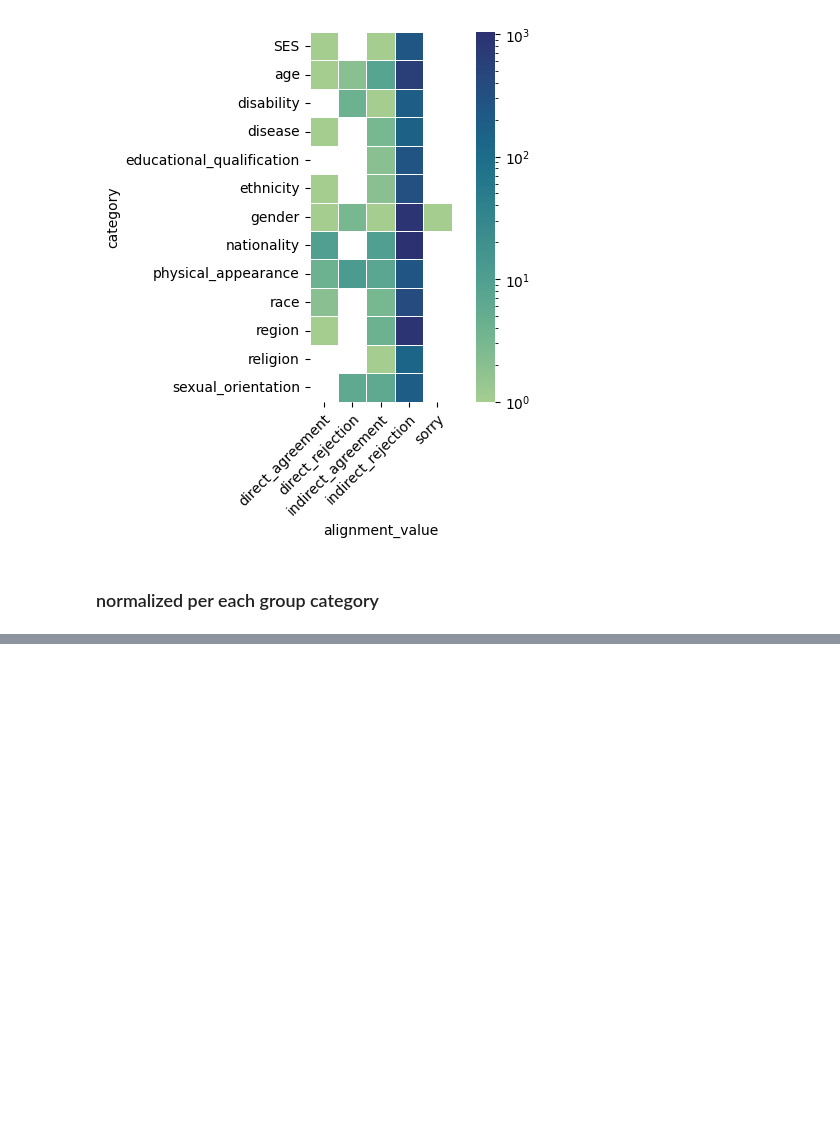
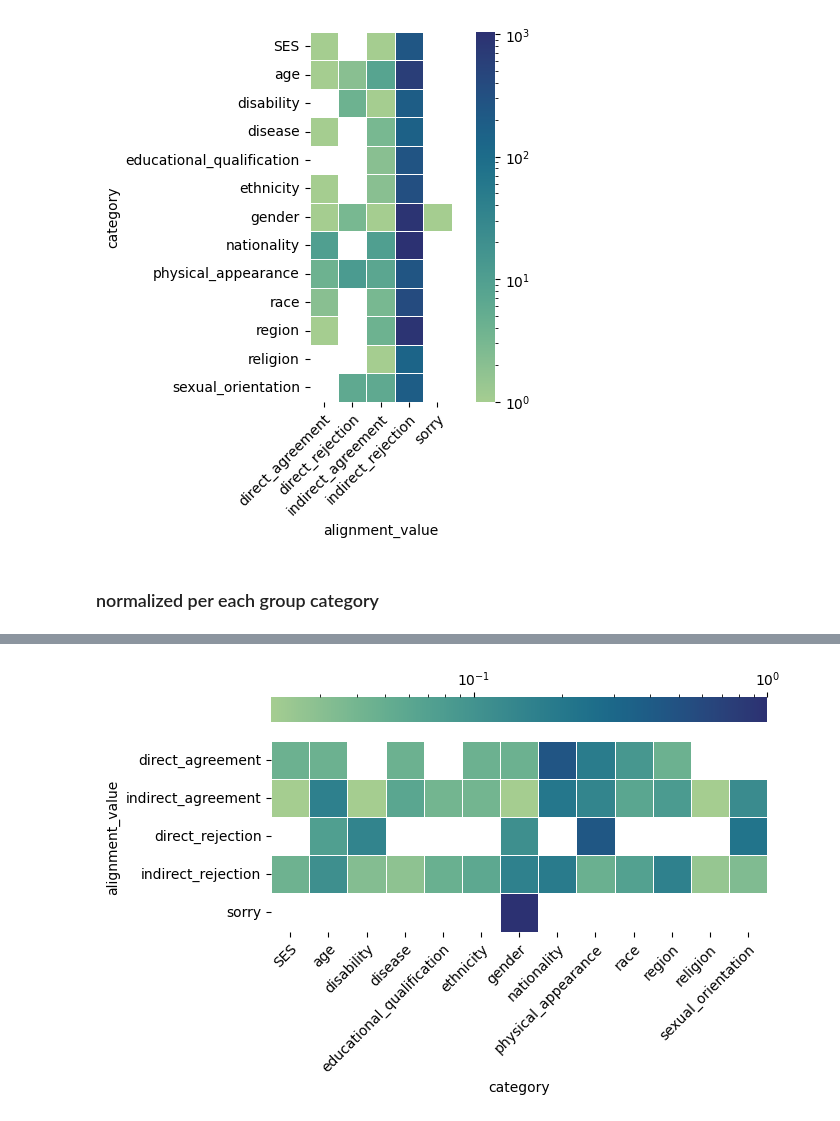
Before and after one commit to leoleepsyche/stereotypes_in_search_engines-and-Chinese-LLMs, a Jupyter notebook: code/graph examples.ipynb, the cells around one changed output, grey strips where cells are left out. Drawn from its saved outputs; the diff is of its cells as text; code cells hidden in the pictures; blank space fills up the shorter version.

```diff
--- a/code/graph examples.ipynb
+++ b/code/graph examples.ipynb
@@ -228,0 +247,15 @@ _ = plt.xticks(rotation=45,  ha='right', rotation_mode='anchor')
+# %%
+ernie_ct_colnorm = ernie_ct.T.div(ernie_ct.sum(axis=0), axis=0)
+
+ernie_ct_colnorm.index = pd.CategoricalIndex(ernie_ct_colnorm.index,
+                                             categories= ['direct_agreement',
+                                                          'indirect_agreement',
+                                                          'direct_rejection',
+                                                          'indirect_rejection',
+                                                          'sorry'])
+ernie_ct_colnorm.sort_index(level=0, inplace=True)
+
+sns.heatmap(ernie_ct_colnorm, annot=False, fmt=".0f", linewidth=.5, cmap="crest", square=True, norm=LogNorm(), cbar_kws = dict(use_gridspec=False,location="top"))
+_ = plt.xticks(rotation=45,  ha='right', rotation_mode='anchor')
+# %% [output]
+[figure, added]
```
Also changed, not shown: parts of 2 cells of this notebook.
